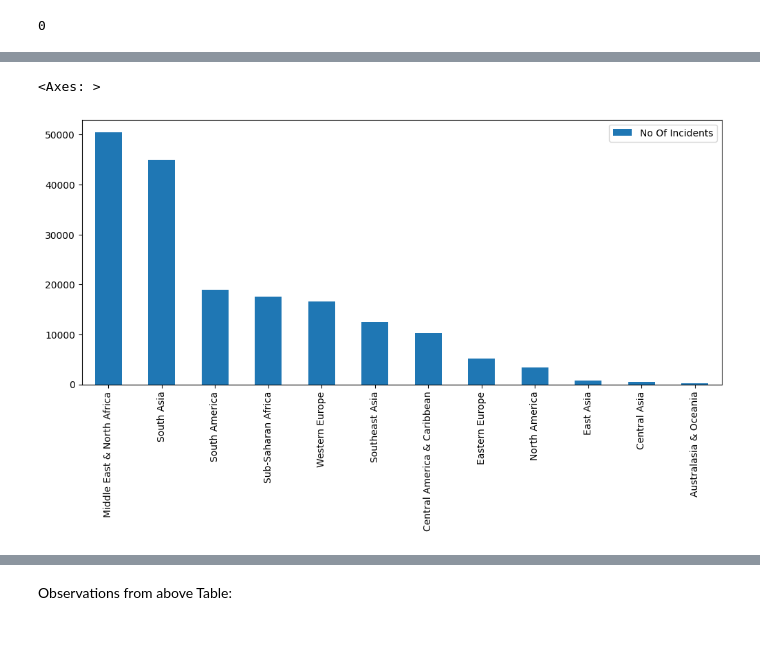
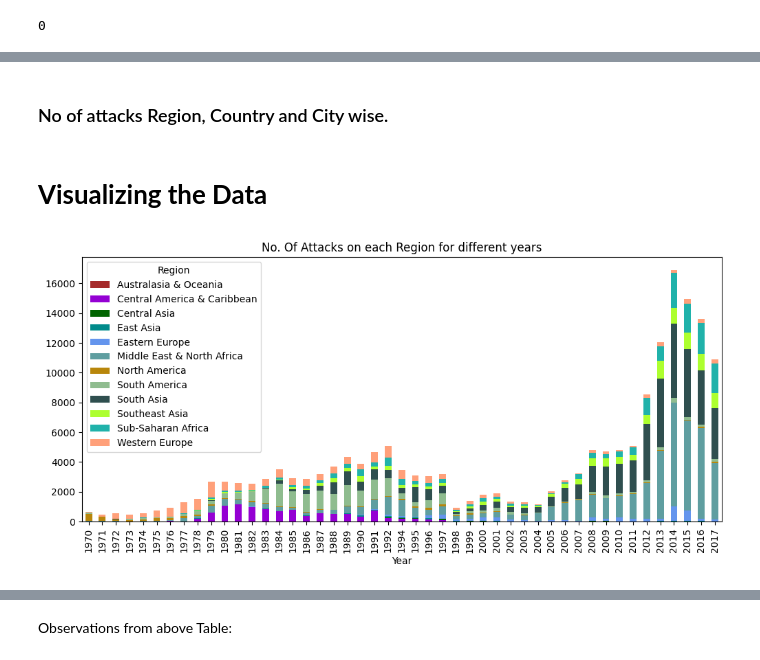
Before and after one commit to ZainDataS/EDA_Global_terrorism, a Jupyter notebook: Global_Terrorism_Analysis_Capstone_Project.ipynb, the cells around one changed output, grey strips where cells are left out. Saved outputs shown, nothing was run; the diff lists cells and outputs as text; code cells hidden in the pictures.

```diff
--- a/Global_Terrorism_Analysis_Capstone_Project.ipynb
+++ b/Global_Terrorism_Analysis_Capstone_Project.ipynb
@@ -232,7 +264,12 @@ df.head()
-# %%
-plt.rcParams['figure.figsize']=(12,5)
-region_df = df.loc[:,'region_txt'].value_counts().to_frame().rename(columns={'region_txt':'No Of Incidents'})
-region_df.plot(kind='bar')
-# %% [output]
-<Axes: >
-[figure, removed]
+# %% [markdown]
+### No of attacks Region, Country and City wise.
+# %% [markdown]
+# **Visualizing the Data**
+# %%
+# pd.crosstab(df.Year,df.Region).plot(kind='area',figsize=(12,5))
+# plt.title('No. Of Attacks by each Region for different years')
+# plt.ylabel('No Of Attacks')
+df.groupby(['Year','Region']).size().unstack().plot(kind='bar',stacked=True,color=['Brown','#9400D3','#006400','#008B8B','#6495ED','#5F9EA0','#B8860B','#8FBC8F','#2F4F4F','#ADFF2F','#20B2AA','#FFA07A'],figsize=(12,5),title='No. Of Attacks on each Region for different years')
+plt.show()
+# %% [output]
+[figure, added]
```
Also changed, not shown: parts of 40 cells of this notebook.
